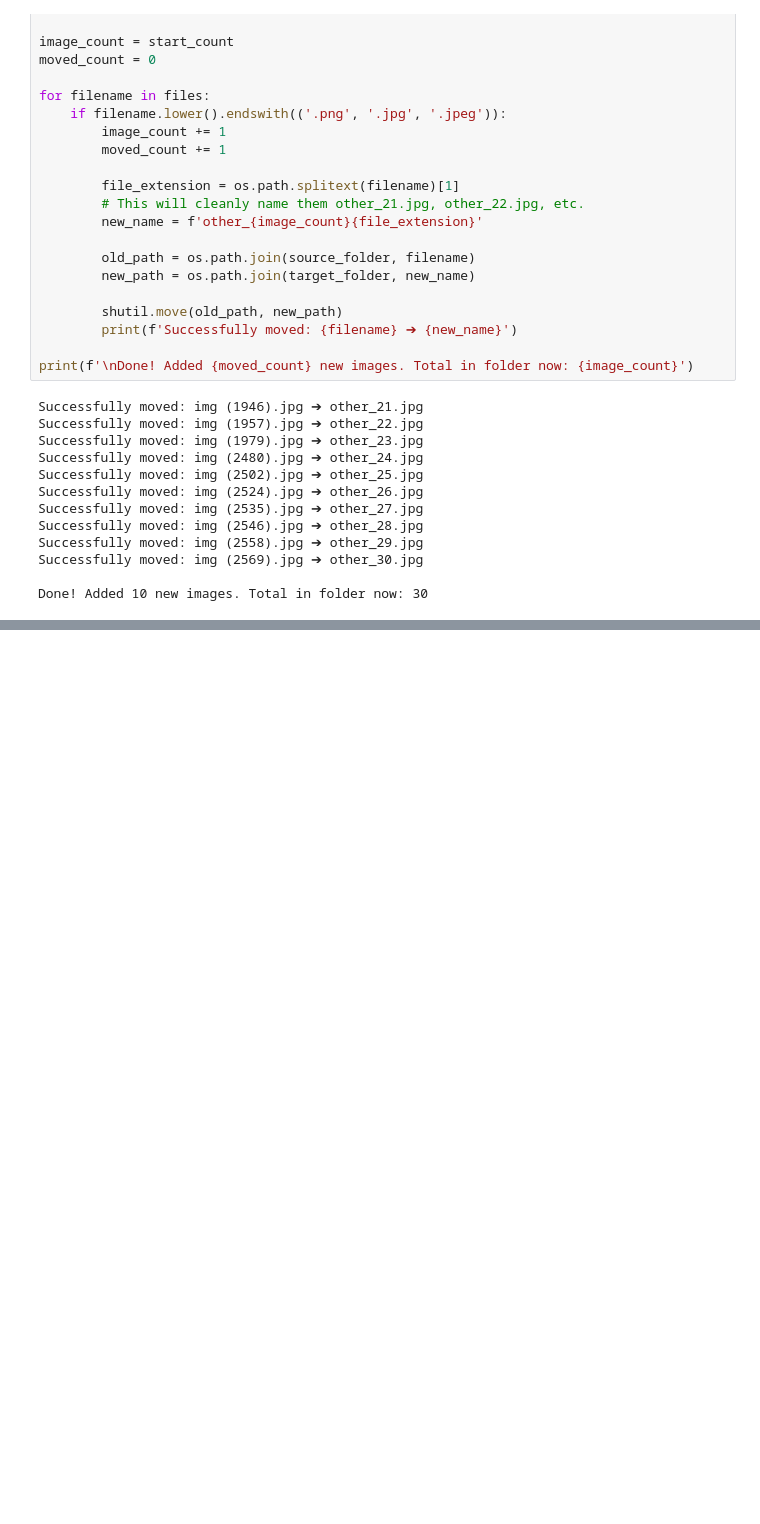
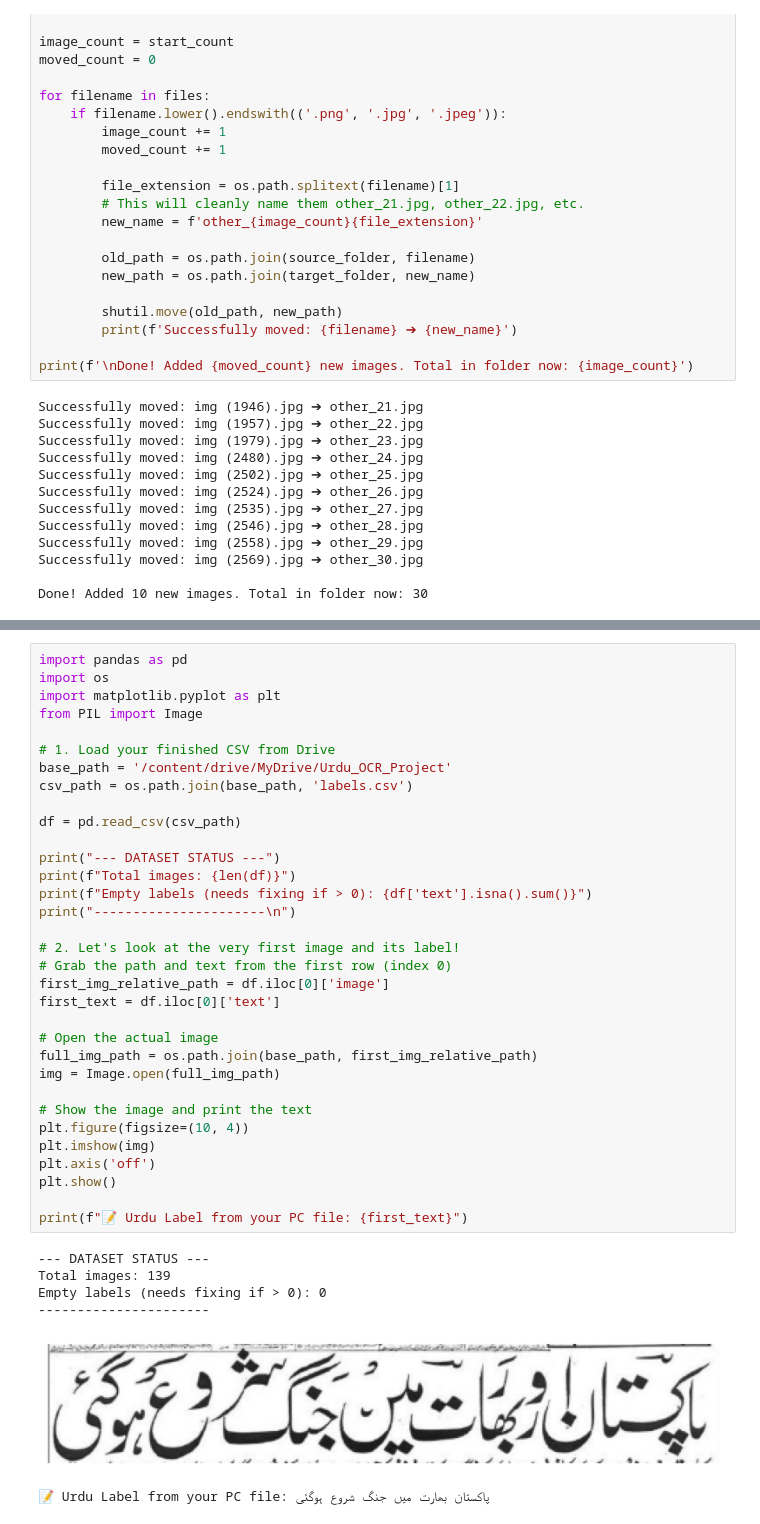
Before and after one commit to meryambutt123-a11y/urdu-ocr-codesaviours-si26-maryam, a Jupyter notebook: SI26-Week1-maryam.ipynb, the cells around one changed output, grey strips where cells are left out. Drawn from its saved outputs; the diff is of its cells as text; blank space fills up the shorter version.

```diff
--- a/SI26-Week1-maryam.ipynb
+++ b/SI26-Week1-maryam.ipynb
@@ -410,0 +234,40 @@ Zipping complete! The download should start in your browser automatically.
+# %%
+import pandas as pd
+import os
+import matplotlib.pyplot as plt
+from PIL import Image
+
+# 1. Load your finished CSV from Drive
+base_path = '/content/drive/MyDrive/Urdu_OCR_Project'
+csv_path = os.path.join(base_path, 'labels.csv')
+
+df = pd.read_csv(csv_path)
+
+print("--- DATASET STATUS ---")
+print(f"Total images: {len(df)}")
+print(f"Empty labels (needs fixing if > 0): {df['text'].isna().sum()}")
+print("----------------------\n")
+
+# 2. Let's look at the very first image and its label!
+# Grab the path and text from the first row (index 0)
+first_img_relative_path = df.iloc[0]['image']
+first_text = df.iloc[0]['text']
+
+# Open the actual image
+full_img_path = os.path.join(base_path, first_img_relative_path)
+img = Image.open(full_img_path)
+
+# Show the image and print the text
+plt.figure(figsize=(10, 4))
+plt.imshow(img)
+plt.axis('off')
+plt.show()
+
+print(f"📝 Urdu Label from your PC file: {first_text}")
+# %% [output]
+--- DATASET STATUS ---
+Total images: 139
+Empty labels (needs fixing if > 0): 0
+----------------------
+[figure, added]
+📝 Urdu Label from your PC file: پاکستان بھارت میں جنگ شروع ہوگئی
```
Also changed, not shown: parts of 11 cells of this notebook.
